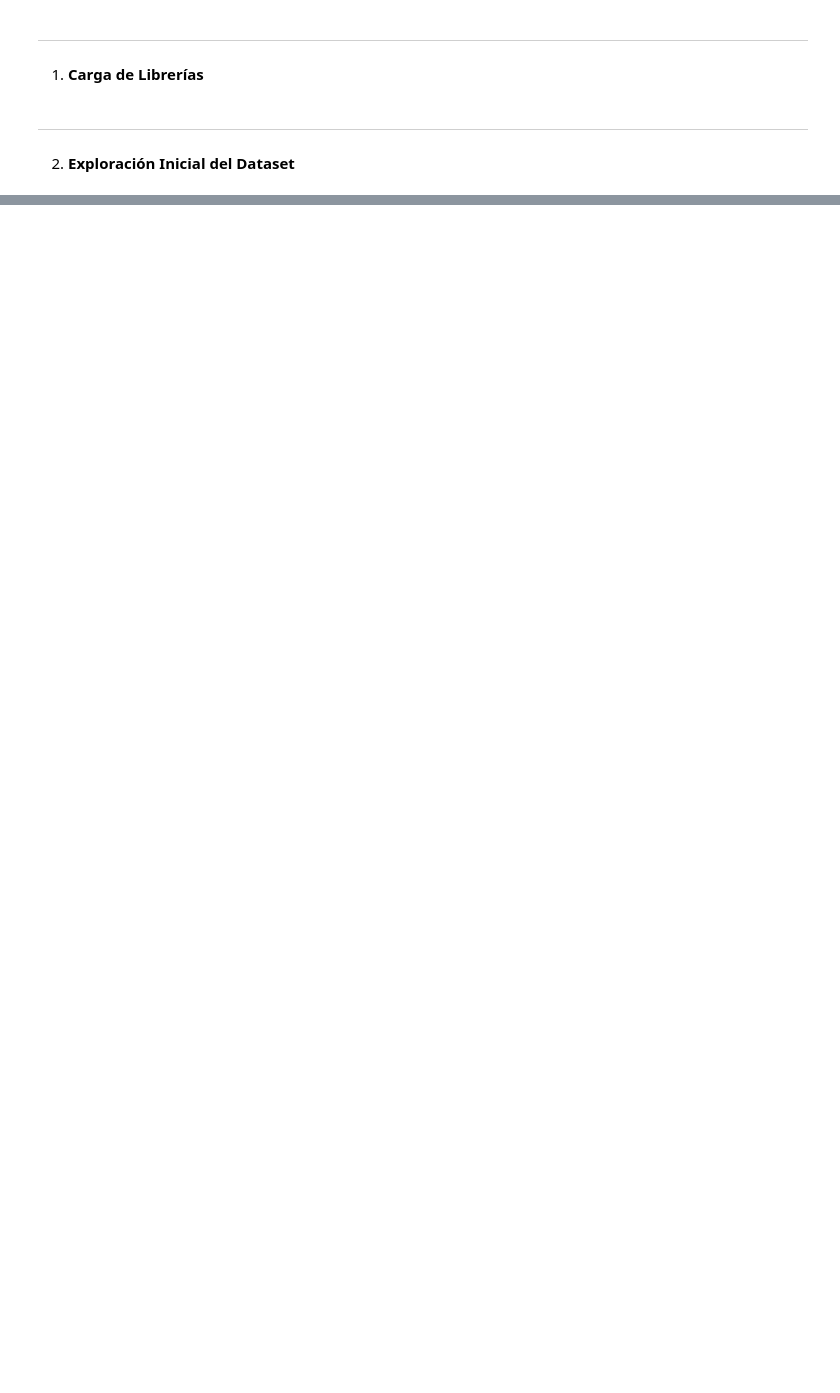
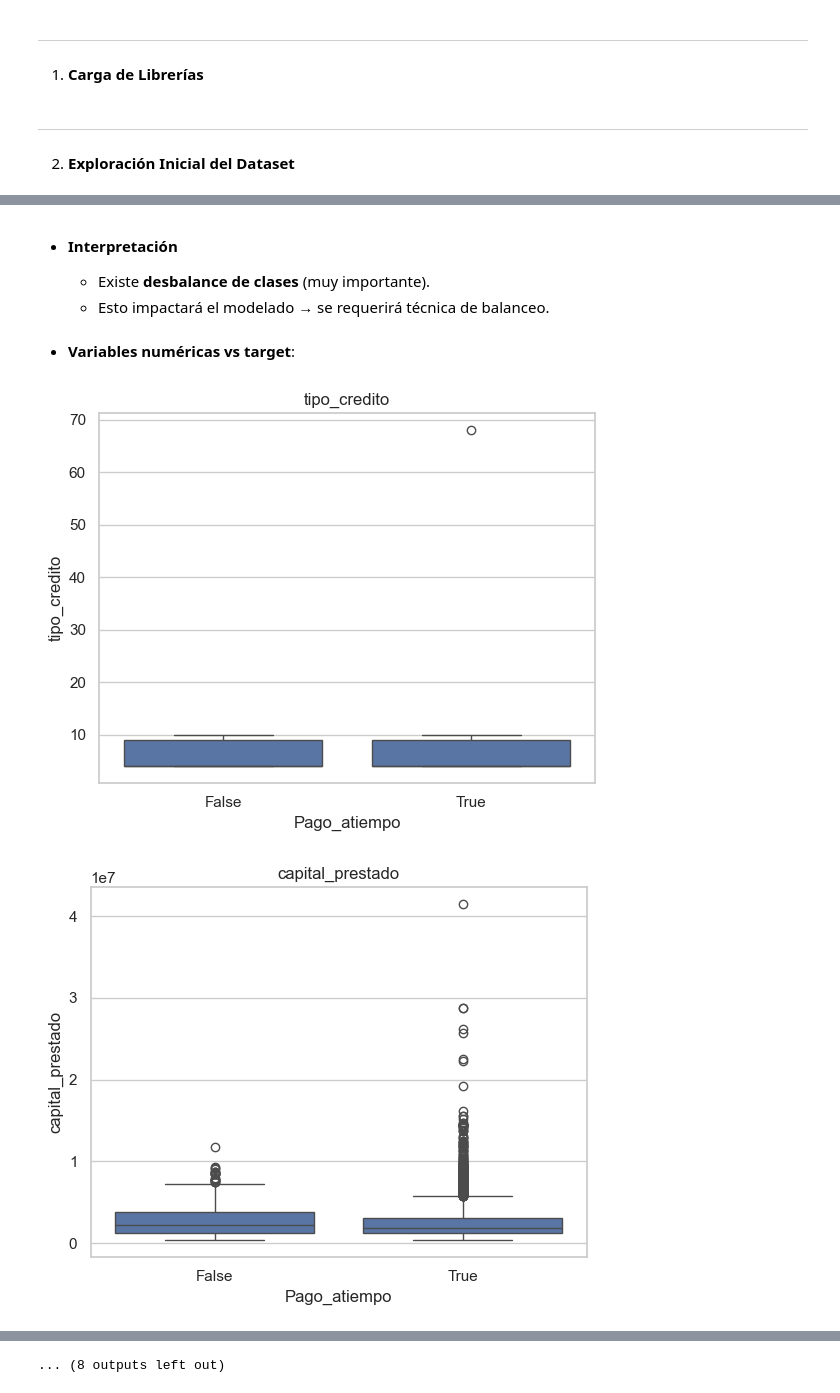
Before and after one commit to ChrosXR/mlops_pipeline, a Jupyter notebook: src/comprension_eda.ipynb, the cells around one changed output, grey strips where cells are left out. Cells and saved outputs as stored; diff of their text form; code cells hidden in the pictures; blank space fills up the shorter version.

```diff
--- a/src/comprension_eda.ipynb
+++ b/src/comprension_eda.ipynb
@@ -283,0 +482,15 @@ plt.show()
+# %% [markdown]
+- **Interpretación**
+
+    - Existe **desbalance de clases** (muy importante).
+    - Esto impactará el modelado → se requerirá técnica de balanceo.
+# %% [markdown]
+- **Variables numéricas vs target**:
+# %%
+for col in numericas:
+    sns.boxplot(x="Pago_atiempo", y=col, data=df)
+    plt.title(col)
+    plt.show()
+# %% [output]
+[figure, added]
+[figure, added]
@@ -283,0 +507 @@ plt.show()
+... (8 outputs left out)
```
Also changed, not shown: parts of 64 cells of this notebook.
